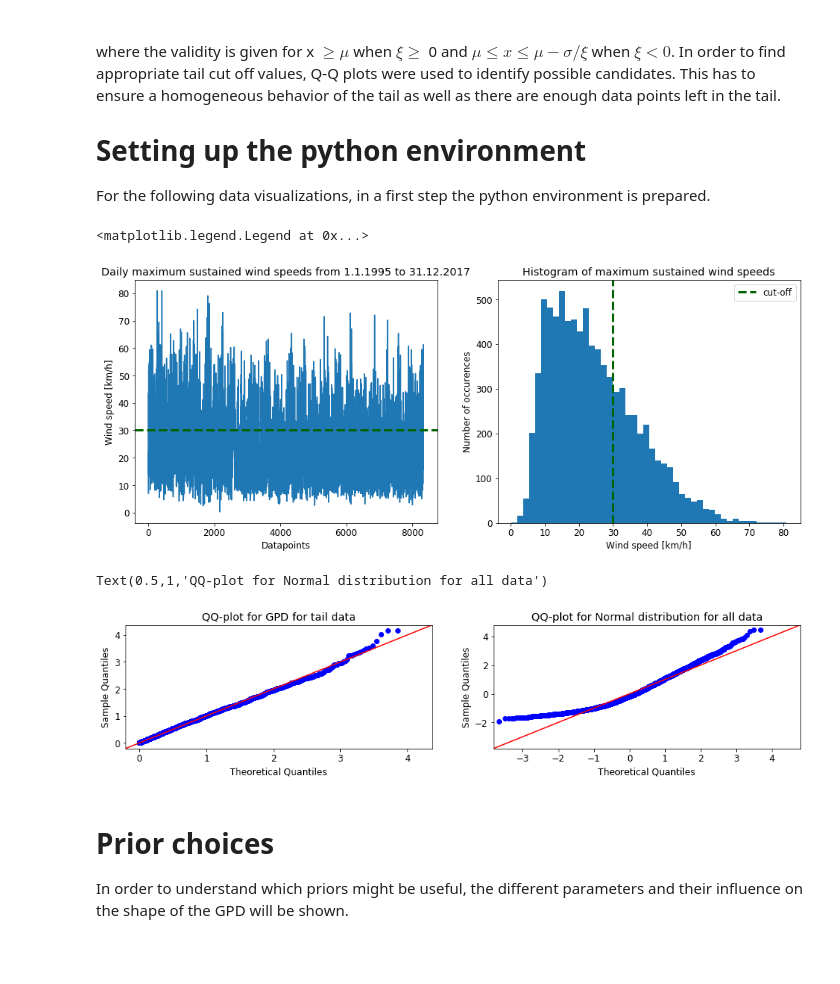
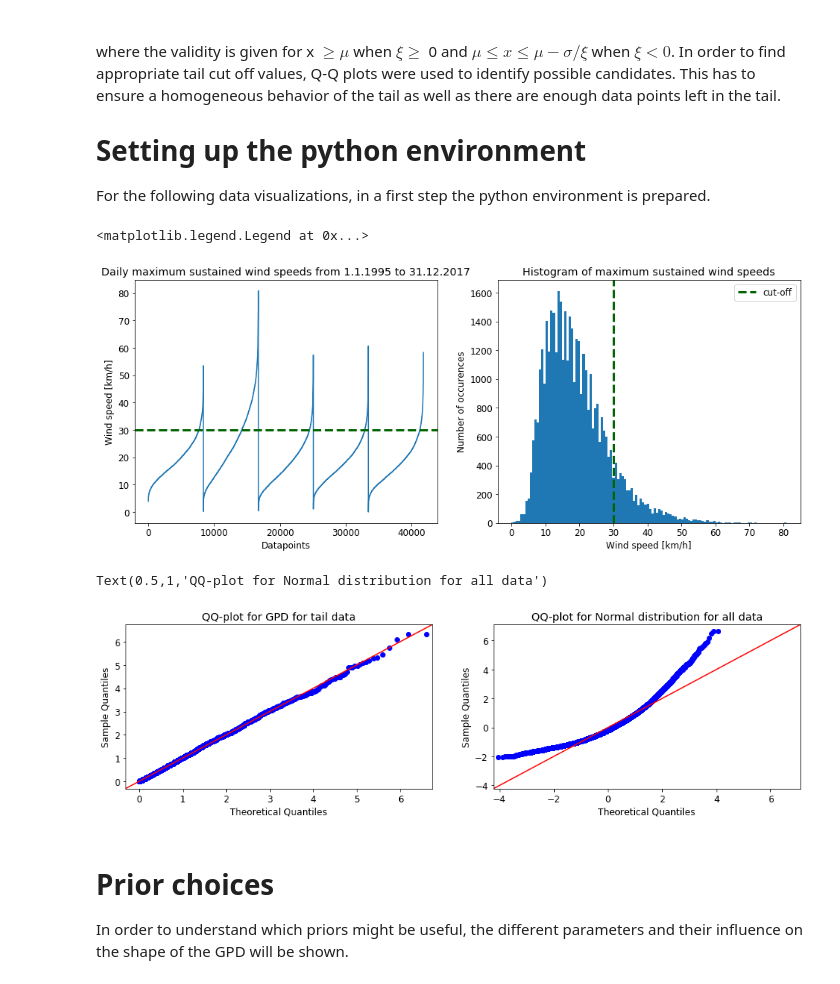
Before and after one commit to FelixBoelle/BDA-project, a Jupyter notebook: BDA-extremeWindDenmark.ipynb, the cells around one changed output. Drawn from its saved outputs; the diff is of its cells as text; code cells hidden in the pictures; blank space fills up the shorter version.

```diff
--- a/BDA-extremeWindDenmark.ipynb
+++ b/BDA-extremeWindDenmark.ipynb
@@ -33,13 +34,16 @@ import stan_utility
 plt.rc('font', size = 12)
 # %%
 # load data
-city_name_end = ['aar']#['cop','aar','aal','ode','esb']
-for my_city in city_name_end:
-    wind_data = np.load('winddata'+my_city+'.npy')
-    # Remove the missing data points (current '-1' values) and convert to float
-    ii = np.where(wind_data != '-1')
-    wind_data = wind_data[ii]
-    wind_data = np.array(wind_data, dtype= 'float64')
+city_name_end = ['cop','aar','aal','ode','esb']
+for i,my_city in enumerate(city_name_end):
+    init_data = np.load('winddata'+my_city+'.npy')
+    ii = np.where(init_data != '-1')
+    init_data = init_data[ii]
+    init_data = np.array(init_data, dtype= 'float64')
+    if i == 0:
+        wind_data = np.sort(init_data)
+    else:
+        wind_data = np.append(wind_data,np.sort(init_data))
 # %%
 fig, axes = plt.subplots(ncols = 2, figsize = (16,6))
 
@@ -56,26 +60,26 @@ ax.axvline(x= 30, color = 'darkgreen', linestyle = 'dashed', lw = 3, label = 'cu
 ax.set_xlabel('Wind speed [km/h]'); ax.set_ylabel('Number of occurences'); ax.legend()
 # %% [output]
 <matplotlib.legend.Legend at 0x...>
-[figure, old version]
+[figure, new version]
 # %%
 # now test the cut-off
 tail_cutoff = 30
 tail_bool = wind_data > tail_cutoff
 tail_data = wind_data[tail_bool]
 
 # visualize fit to GPD distribution
-fig, axes = plt.subplots(nrows = 1,ncols = 2, figsize = (16,3))
+fig, axes = plt.subplots(nrows = 1,ncols = 2, figsize = (16,4))
 
 qqp = sm.ProbPlot(tail_data - 30, stats.genpareto , fit= True)
 qqp.qqplot(line='45',ax = axes[0])
 axes[0].set_title('QQ-plot for GPD for tail data')
 
 qqp = sm.ProbPlot(wind_data, stats.norm , fit= True)
 qqp.qqplot(line='45',ax = axes[1])
 axes[1].set_title('QQ-plot for Normal distribution for all data')
 # %% [output]
 Text(0.5,1,'QQ-plot for Normal distribution for all data')
-[figure, old version]
+[figure, new version]
 # %% [markdown]
 # Prior choices
 
```
Also changed, not shown: parts of 21 cells of this notebook.
